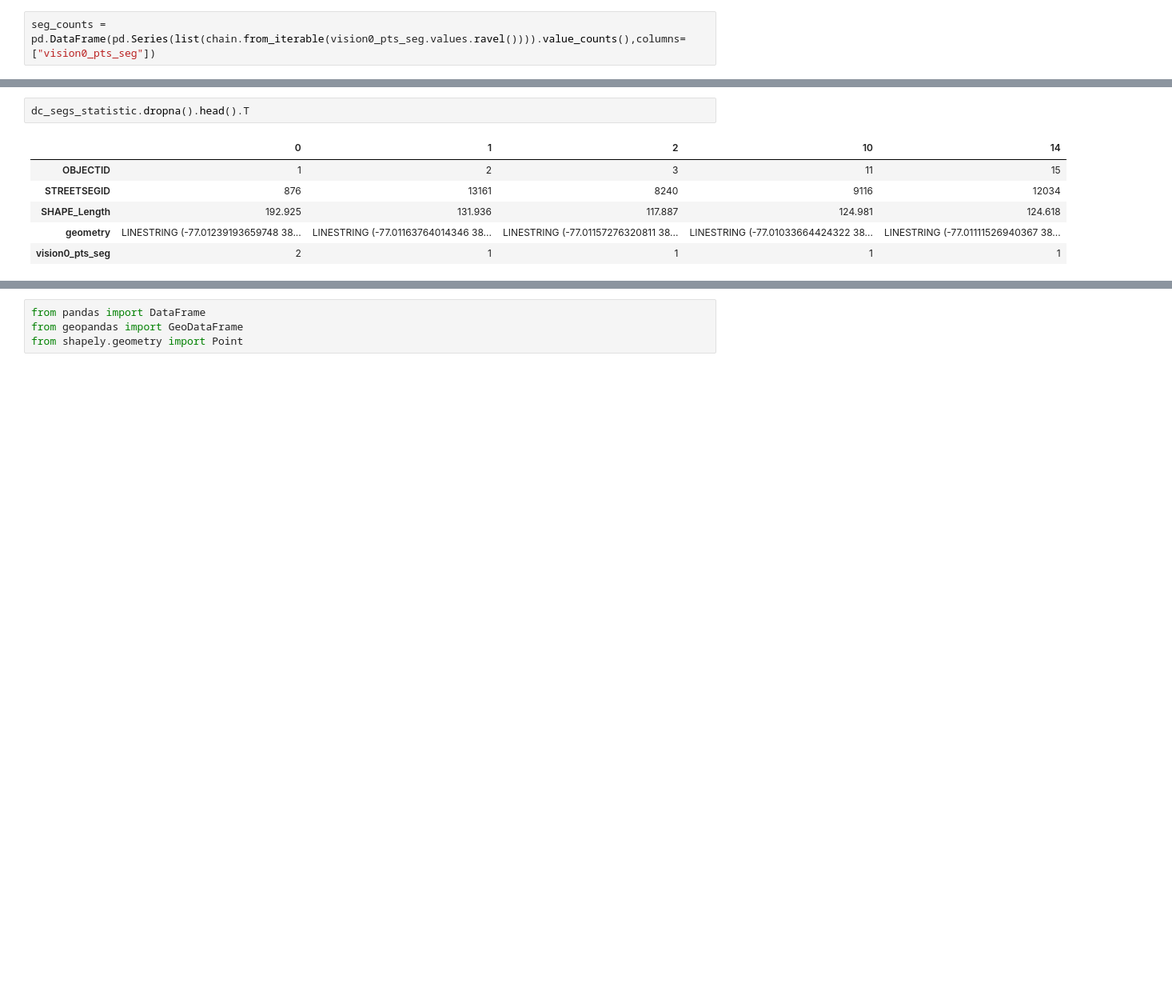
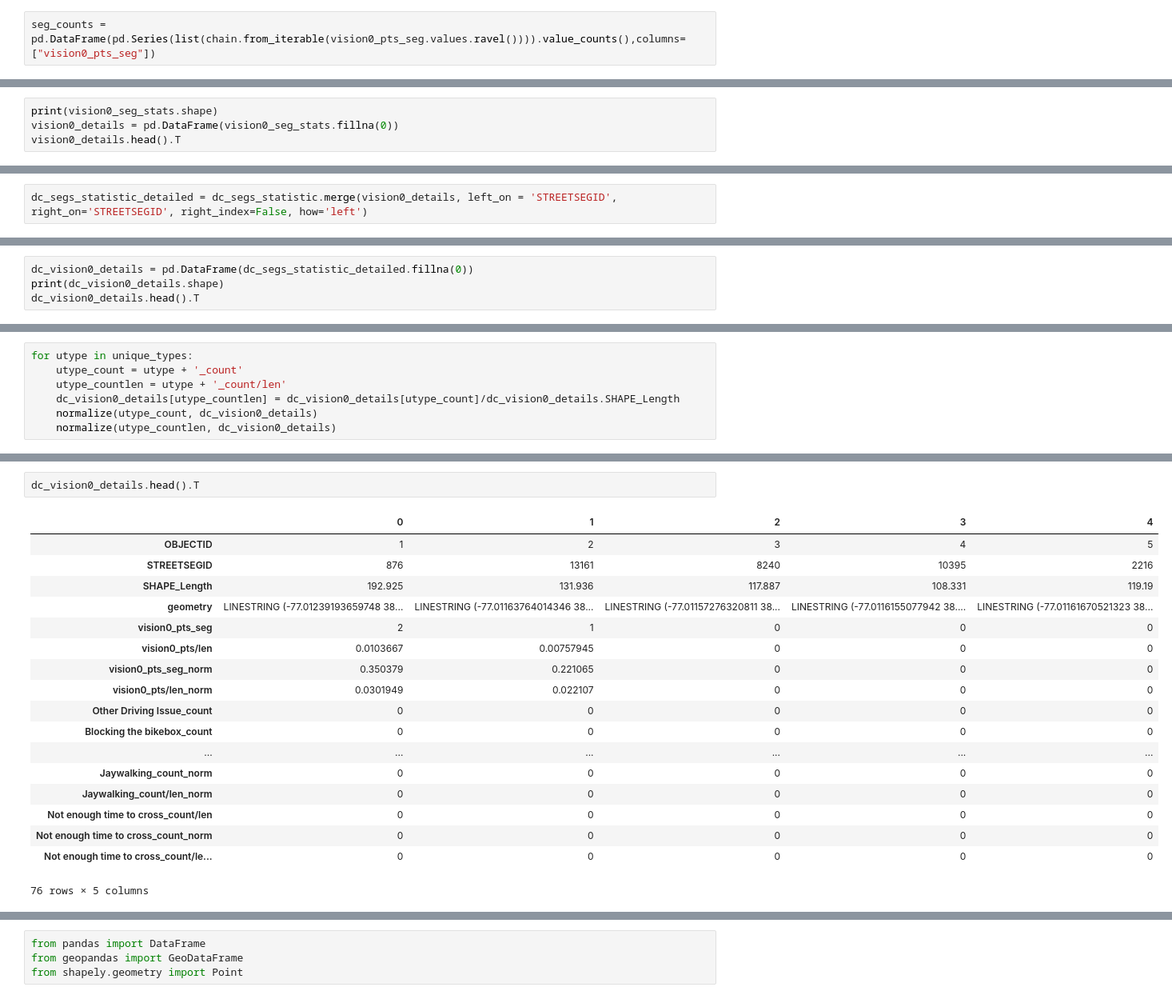
Before and after one commit to KiranJavkar/Cycling_Safety, a Jupyter notebook: python/Cycling_Safety_Visualization_using_mapbox-leaflet.ipynb, the cells around one changed output, grey strips where cells are left out. Shown at 80% size. Drawn from its saved outputs; the diff is of its cells as text; blank space fills up the shorter version.

```diff
--- a/python/Cycling_Safety_Visualization_using_mapbox-leaflet.ipynb
+++ b/python/Cycling_Safety_Visualization_using_mapbox-leaflet.ipynb
@@ -194,0 +246,4 @@ dc_segs_statistic = dc_segs_statistic.merge(seg_counts, left_on = 'STREETSEGID',
+# %%
+print(vision0_seg_stats.shape)
+vision0_details = pd.DataFrame(vision0_seg_stats.fillna(0))
+vision0_details.head().T
@@ -203,0 +291,2 @@ dc_segs_statistic.head().T
+# %%
+dc_segs_statistic_detailed = dc_segs_statistic.merge(vision0_details, left_on = 'STREETSEGID', right_on='STREETSEGID', right_index=False, how='left')
@@ -203,0 +317,4 @@ dc_segs_statistic.head().T
+# %%
+dc_vision0_details = pd.DataFrame(dc_segs_statistic_detailed.fillna(0))
+print(dc_vision0_details.shape)
+dc_vision0_details.head().T
@@ -203,0 +340,7 @@ dc_segs_statistic.head().T
+# %%
+for utype in unique_types:
+    utype_count = utype + '_count'
+    utype_countlen = utype + '_count/len'
+    dc_vision0_details[utype_countlen] = dc_vision0_details[utype_count]/dc_vision0_details.SHAPE_Length
+    normalize(utype_count, dc_vision0_details)
+    normalize(utype_countlen, dc_vision0_details)
@@ -204,9 +368,21 @@ dc_segs_statistic.head().T
 # %%
-dc_segs_statistic.dropna().head().T
+dc_vision0_details.head().T
 # %% [output]
-|  | 0 | 1 | 2 | 10 | 14 |
-| OBJECTID | 1 | 2 | 3 | 11 | 15 |
-| STREETSEGID | 876 | 13161 | 8240 | 9116 | 12034 |
-| SHAPE_Length | 192.925 | 131.936 | 117.887 | 124.981 | 124.618 |
-| geometry | LINESTRING (-77.01239193659748 38... | LINESTRING (-77.01163764014346 38... | LINESTRING (-77.01157276320811 38... | LINESTRING (-77.01033664424322 38... | LINESTRING (-77.01111526940367 38... |
-| vision0_pts_seg | 2 | 1 | 1 | 1 | 1 |
+|  | 0 | 1 | 2 | 3 | 4 |
+| OBJECTID | 1 | 2 | 3 | 4 | 5 |
+| STREETSEGID | 876 | 13161 | 8240 | 10395 | 2216 |
+| SHAPE_Length | 192.925 | 131.936 | 117.887 | 108.331 | 119.19 |
+| geometry | LINESTRING (-77.01239193659748 38... | LINESTRING (-77.01163764014346 38... | LINESTRING (-77.01157276320811 38... | LINESTRING (-77.0116155077942 38.... | LINESTRING (-77.01161670521323 38... |
+| vision0_pts_seg | 2 | 1 | 0 | 0 | 0 |
+| vision0_pts/len | 0.0103667 | 0.00757945 | 0 | 0 | 0 |
+| vision0_pts_seg_norm | 0.350379 | 0.221065 | 0 | 0 | 0 |
+| vision0_pts/len_norm | 0.0301949 | 0.022107 | 0 | 0 | 0 |
+| Other Driving Issue_count | 0 | 0 | 0 | 0 | 0 |
+| Blocking the bikebox_count | 0 | 0 | 0 | 0 | 0 |
+| ... | ... | ... | ... | ... | ... |
+| Jaywalking_count_norm | 0 | 0 | 0 | 0 | 0 |
+| Jaywalking_count/len_norm | 0 | 0 | 0 | 0 | 0 |
+| Not enough time to cross_count/len | 0 | 0 | 0 | 0 | 0 |
+| Not enough time to cross_count_norm | 0 | 0 | 0 | 0 | 0 |
+| Not enough time to cross_count/le... | 0 | 0 | 0 | 0 | 0 |
+76 rows × 5 columns
```
Also changed, not shown: parts of 201 cells of this notebook, 1 other file.
